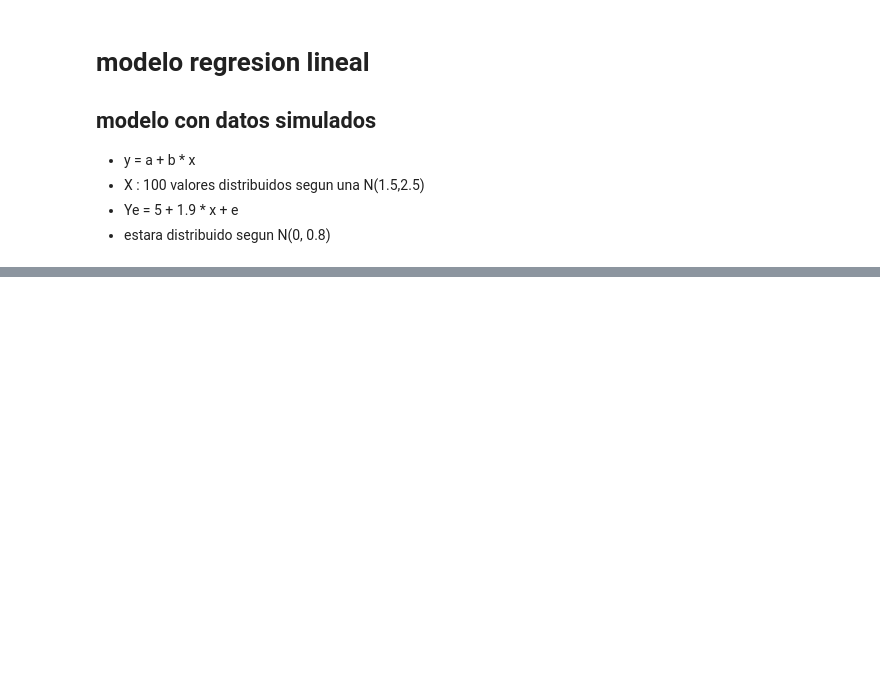
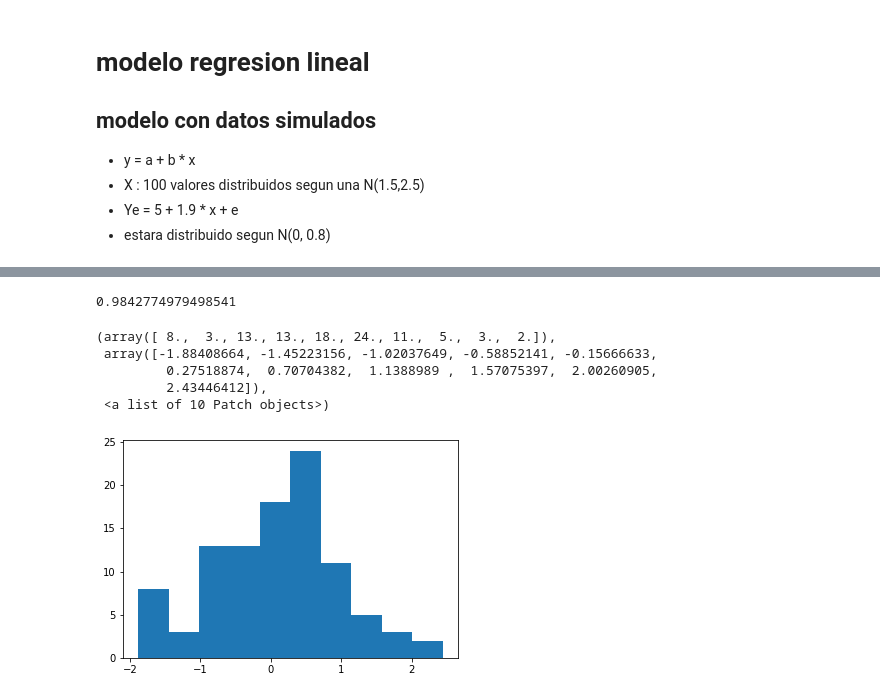
Before and after one commit to gonzalo71/TestGit, a Jupyter notebook: Udemy_exercices/Udemy_1.ipynb, the cells around one changed output, grey strips where cells are left out. Saved outputs shown, nothing was run; the diff lists cells and outputs as text; code cells hidden in the pictures; blank space fills up the shorter version.

```diff
--- a/Udemy_exercices/Udemy_1.ipynb
+++ b/Udemy_exercices/Udemy_1.ipynb
@@ -119,0 +125,5 @@ Text(0.5, 1.0, 'Valor actualr vs prediccion')
+# %%
+# calculamos la summa de los errores cuadrado a la recta , a la media y los totales SST = SSR + SSD // R2 = SSR/SST (cuando mas cerca de uno mejor, pero solo es un indicador, hay que ver otros para confirmar que el modelo esta bien)
+dato["SSR"] = (dato["y_pred"] - np.mean(dato["y_act"]))**2
+dato["SSD"] = (dato["y_pred"] - dato["y_act"])**2
+dato["SST"] = (dato["y_act"] - np.mean(dato["y_act"]))**2
@@ -119,0 +154,15 @@ Text(0.5, 1.0, 'Valor actualr vs prediccion')
+# %%
+R2 = SSR/SST
+R2
+# %% [output]
+0.9842774979498541
+# %%
+# la ssd( suma cuadrado diferencias) tiene una distribucion  normal
+plt.hist((dato["y_pred"]-dato["y_act"]))
+# %% [output]
+(array([ 8.,  3., 13., 13., 18., 24., 11.,  5.,  3.,  2.]),
+ array([-1.88408664, -1.45223156, -1.02037649, -0.58852141, -0.15666633,
+         0.27518874,  0.70704382,  1.1388989 ,  1.57075397,  2.00260905,
+         2.43446412]),
+ <a list of 10 Patch objects>)
+[figure, added]
```
Also changed, not shown: parts of 23 cells of this notebook.
